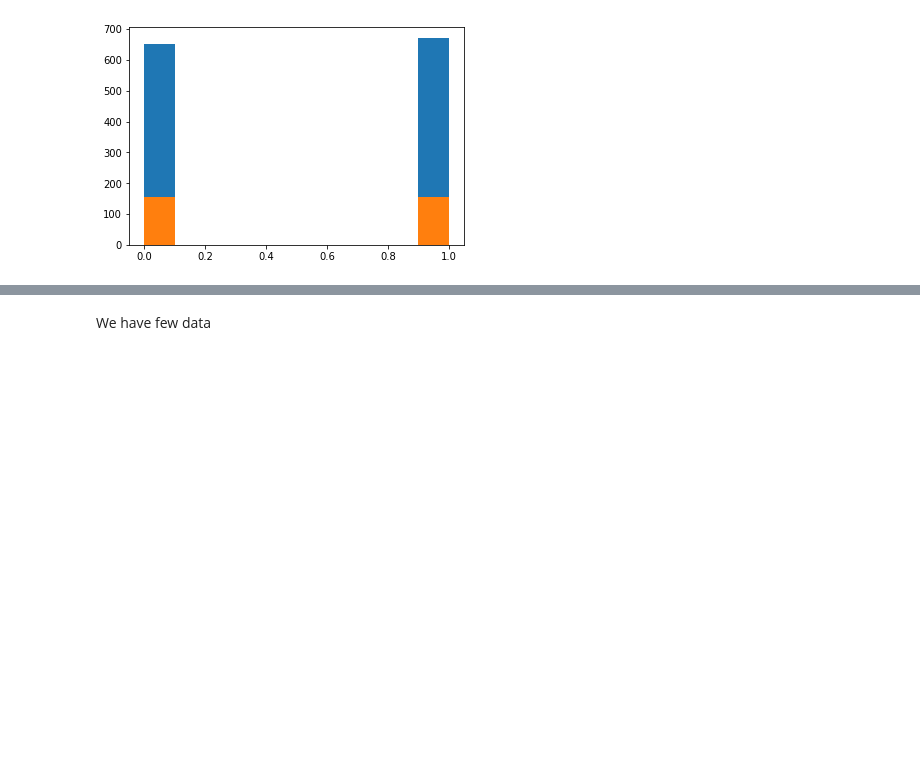
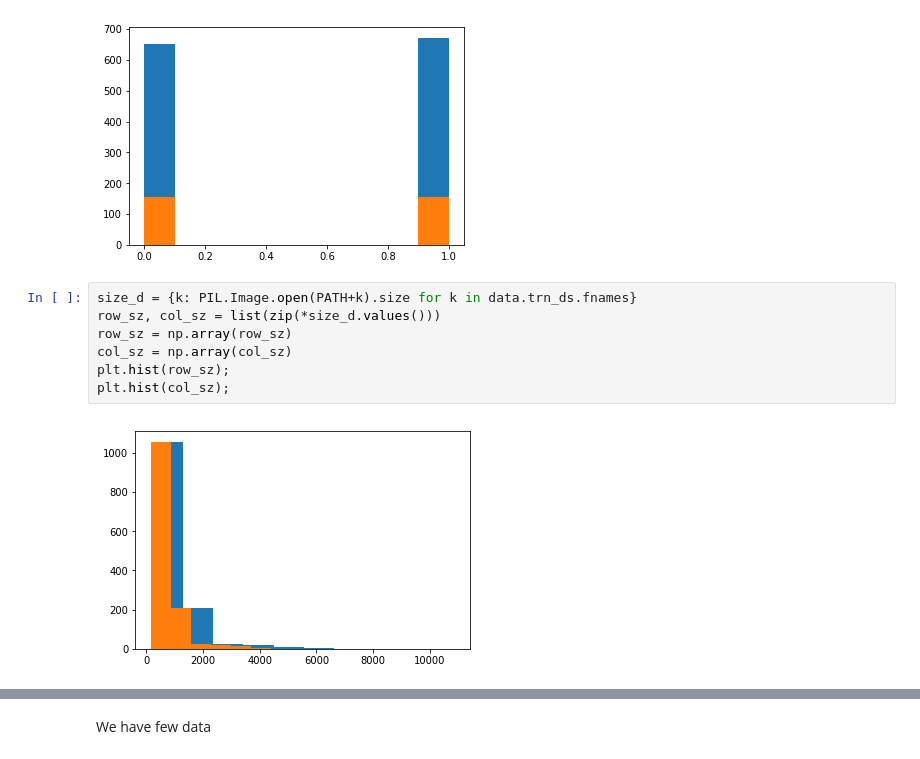
Before and after one commit to benoit-cty/deep_learning_tests, a Jupyter notebook: 01-Binary_Classification_747_vs_A380.ipynb, the cells around one changed output, grey strips where cells are left out. Saved outputs shown, nothing was run; the diff lists cells and outputs as text; blank space fills up the shorter version.

```diff
--- a/01-Binary_Classification_747_vs_A380.ipynb
+++ b/01-Binary_Classification_747_vs_A380.ipynb
@@ -159,3 +160,12 @@ plt.hist(data.val_y)
  array([0. , 0.1, 0.2, 0.3, 0.4, 0.5, 0.6, 0.7, 0.8, 0.9, 1. ]),
  <a list of 10 Patch objects>)
 [figure]
+# %%
+size_d = {k: PIL.Image.open(PATH+k).size for k in data.trn_ds.fnames}
+row_sz, col_sz = list(zip(*size_d.values()))
+row_sz = np.array(row_sz)
+col_sz = np.array(col_sz)
+plt.hist(row_sz);
+plt.hist(col_sz);
+# %% [output]
+[figure, added]
```
Also changed, not shown: parts of 23 cells of this notebook, 1 other file.
